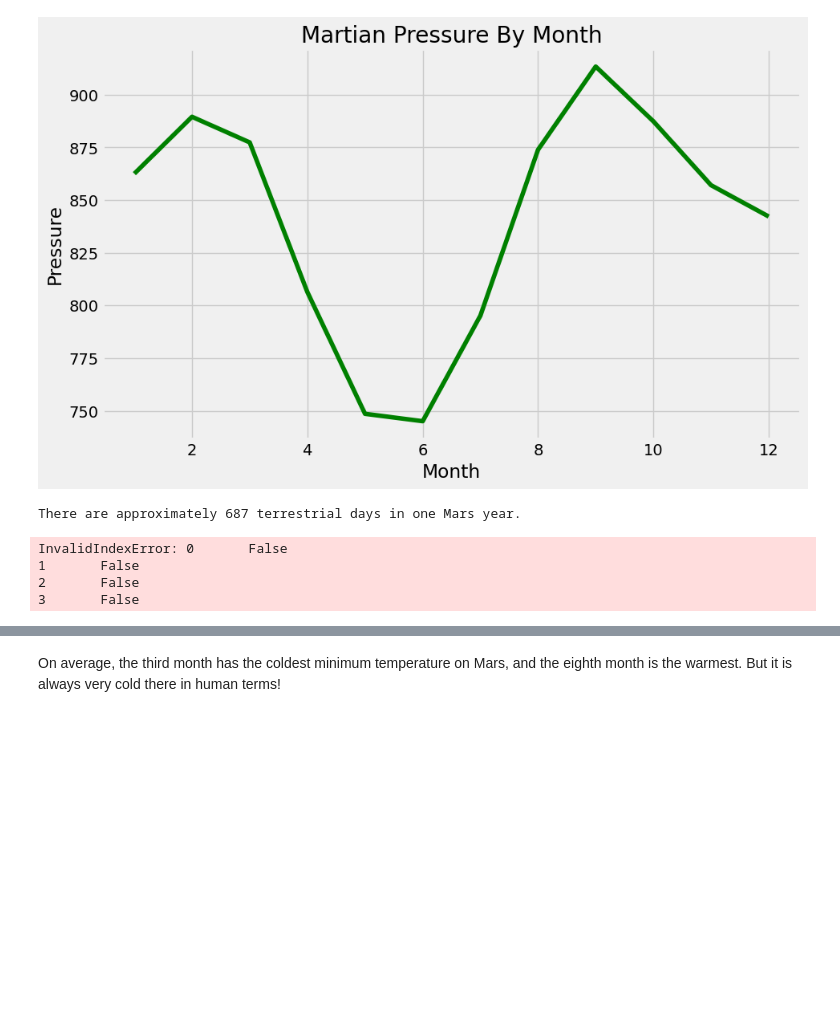
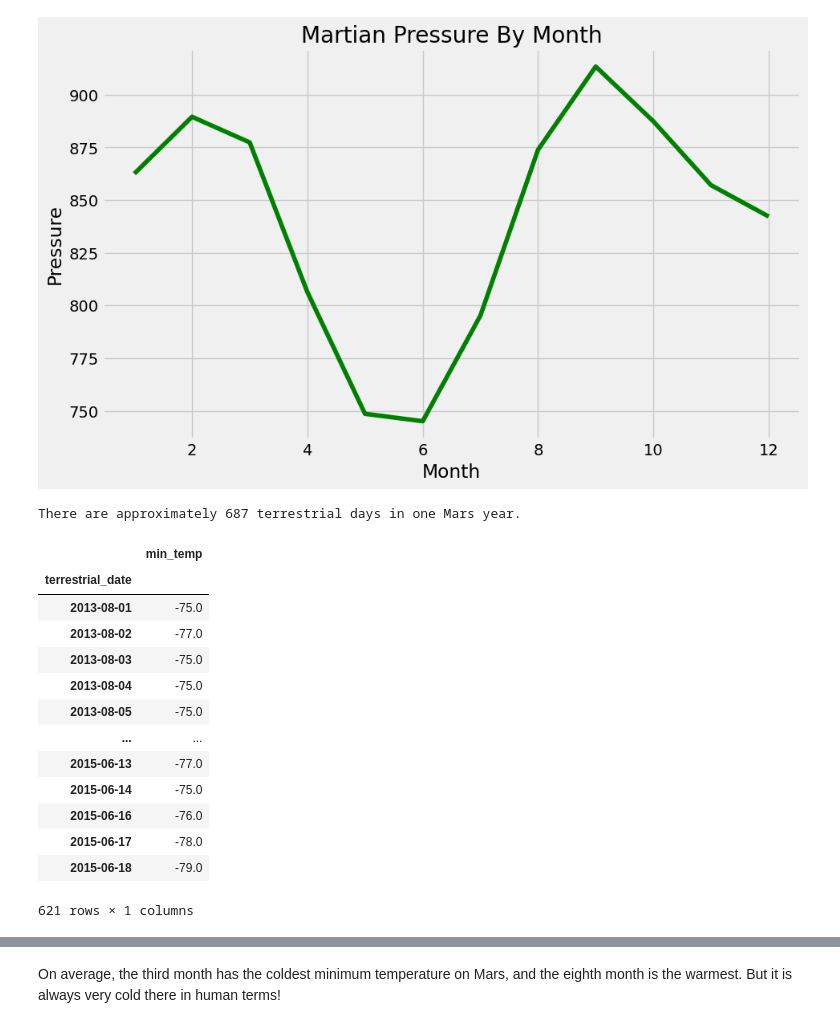
Before and after one commit to equitymarkets/web-scraping-challenge, a Jupyter notebook: Challenge/part_2_mars_weather.ipynb, the cells around one changed output, grey strips where cells are left out. Drawn from its saved outputs; the diff is of its cells as text; code cells hidden in the pictures; blank space fills up the shorter version.

```diff
--- a/Challenge/part_2_mars_weather.ipynb
+++ b/Challenge/part_2_mars_weather.ipynb
@@ -235,14 +241,21 @@ print(f"There are approximately {total_days} terrestrial days in one Mars year."
 # %% [output]
 There are approximately 687 terrestrial days in one Mars year.
 # %%
-#total_days = (terrestrial_dates[1] - terrestrial_dates[0]).days
-
-
-
-
-temps_in_one_earth_year = mars_df.loc[mars_df['terrestrial_date'] >= terrestrial_dates[0] :  mars_df['terrestrial_date'] < terrestrial_dates[1]]
+temps_in_one_earth_year = mars_df[['terrestrial_date','min_temp']].loc[(mars_df["terrestrial_date"] >= terrestrial_dates[0]) & (mars_df["terrestrial_date"] < terrestrial_dates[1])]
+temps_in_one_earth_year = temps_in_one_earth_year.set_index('terrestrial_date')
+temps_in_one_earth_year
 # %% [output]
+|  | min_temp |
+| terrestrial_date |  |
+| 2013-08-01 | -75.0 |
+| 2013-08-02 | -77.0 |
+| 2013-08-03 | -75.0 |
+| 2013-08-04 | -75.0 |
+| 2013-08-05 | -75.0 |
+| ... | ... |
+| 2015-06-13 | -77.0 |
+| 2015-06-14 | -75.0 |
+| 2015-06-16 | -76.0 |
+| 2015-06-17 | -78.0 |
+| 2015-06-18 | -79.0 |
-InvalidIndexError: 0       False
-1       False
-2       False
-3       False
+621 rows × 1 columns
```
Also changed, not shown: parts of 4 cells of this notebook.
